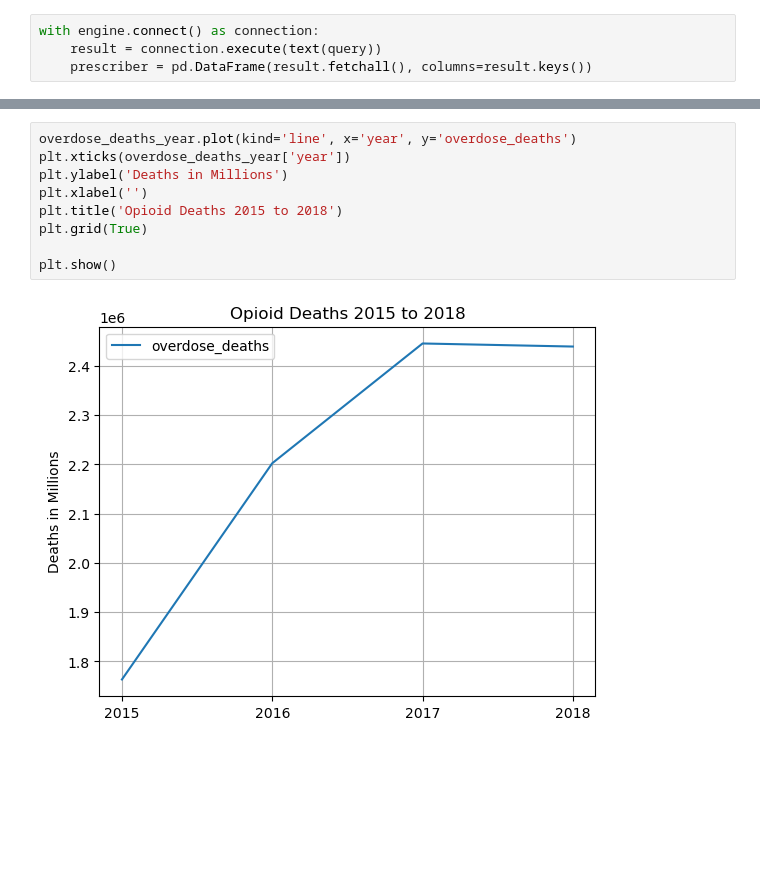
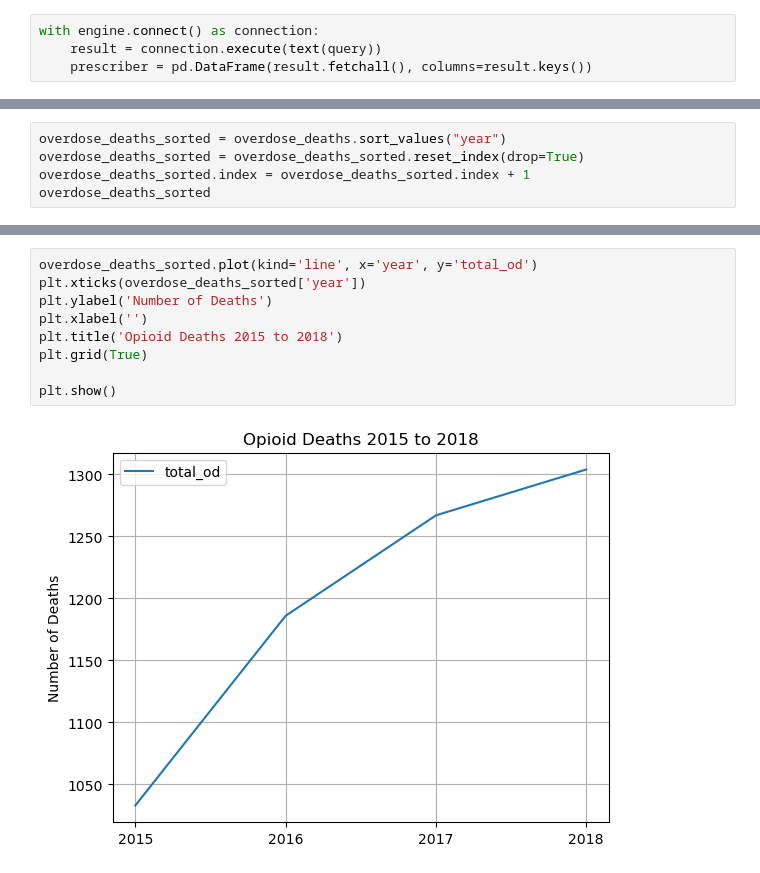
Before and after one commit to NSS-Data-Analytics-Cohort-16/da16-prescribers-python-DSVaughan266, a Jupyter notebook: notebooks/prescribers_connection_question3.ipynb, the cells around one changed output, grey strips where cells are left out. Drawn from its saved outputs; the diff is of its cells as text; blank space fills up the shorter version.

```diff
--- a/notebooks/prescribers_connection_question3.ipynb
+++ b/notebooks/prescribers_connection_question3.ipynb
@@ -127,0 +91,5 @@ import matplotlib.pyplot as plt
+# %%
+overdose_deaths_sorted = overdose_deaths.sort_values("year")
+overdose_deaths_sorted = overdose_deaths_sorted.reset_index(drop=True)
+overdose_deaths_sorted.index = overdose_deaths_sorted.index + 1
+overdose_deaths_sorted
@@ -128,11 +102,11 @@ import matplotlib.pyplot as plt
 # %%
-overdose_deaths_year.plot(kind='line', x='year', y='overdose_deaths')
-plt.xticks(overdose_deaths_year['year'])
-plt.ylabel('Deaths in Millions')
+overdose_deaths_sorted.plot(kind='line', x='year', y='total_od')
+plt.xticks(overdose_deaths_sorted['year'])
+plt.ylabel('Number of Deaths')
 plt.xlabel('')
 plt.title('Opioid Deaths 2015 to 2018')
 plt.grid(True)
 
 plt.show()
 # %% [output]
-[figure, old version]
+[figure, new version]
```
Also changed, not shown: parts of 8 cells of this notebook, 4 other files.
